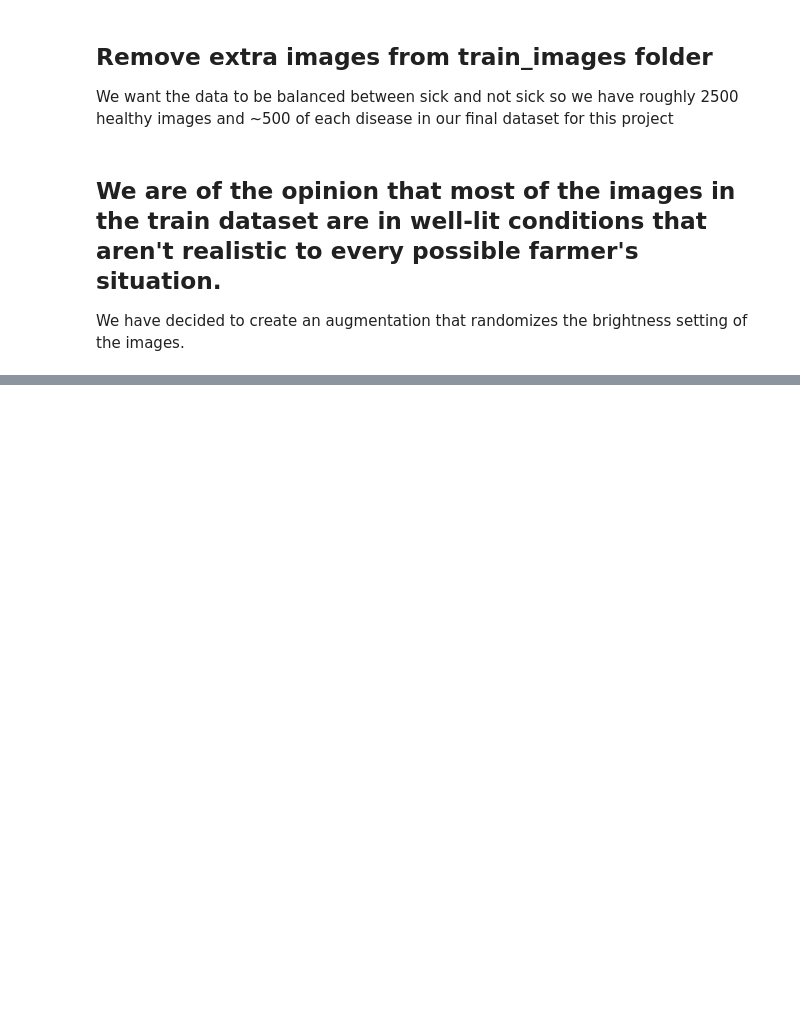
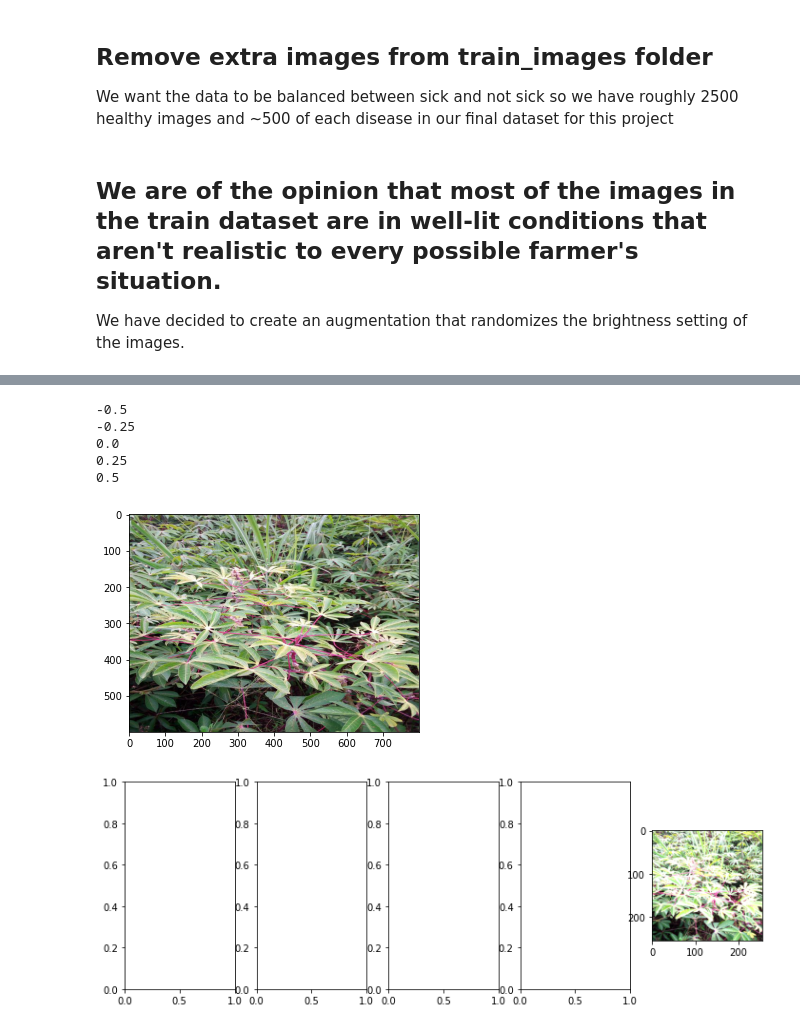
Before and after one commit to alswang18/little-cassava-ai, a Jupyter notebook: data_exploration.ipynb, the cells around one changed output, grey strips where cells are left out. Drawn from its saved outputs; the diff is of its cells as text; code cells hidden in the pictures; blank space fills up the shorter version.

```diff
--- a/data_exploration.ipynb
+++ b/data_exploration.ipynb
@@ -84,0 +128,34 @@ for change, ax in zip(np.linspace(-0.5, 0.5,5), axs):
+# %%
+from PIL import Image, ImageEnhance
+from IPython.display import display
+
+cas = "../cassava-leaf-disease-classification/test_images/2216849948.jpg"
+enhancer = ImageEnhance.Brightness(im)
+
+im.show()
+
+plt.imshow(plt.imread(cas))
+
+
+
+
+
+fig, axs = plt.subplots(1,5,figsize=(12,4))
+
+
+
+for change, ax in zip(np.linspace(-0.5, 0.5,5), axs):
+
+    im_output = enhancer.enhance(1+change)
+    print(change)
+    factor+1
+    plt.imshow(im_output)
+    im_output.show(title=f'change={change:.2f}')
+# %% [output]
+-0.5
+-0.25
+0.0
+0.25
+0.5
+[figure, added]
+[figure, added]
```
Also changed, not shown: parts of 2 cells of this notebook.
